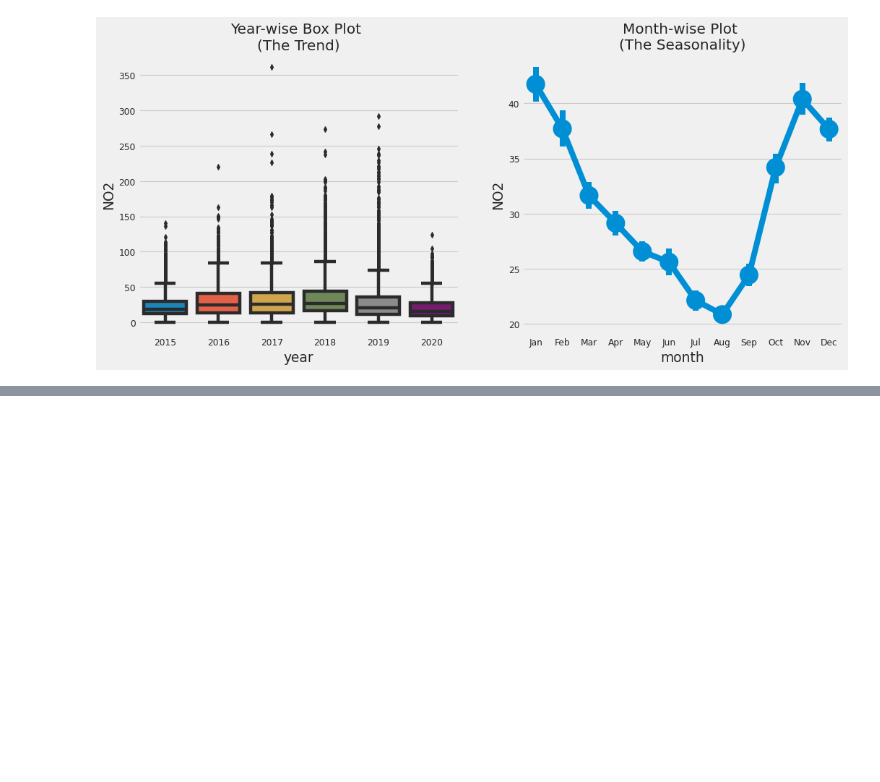
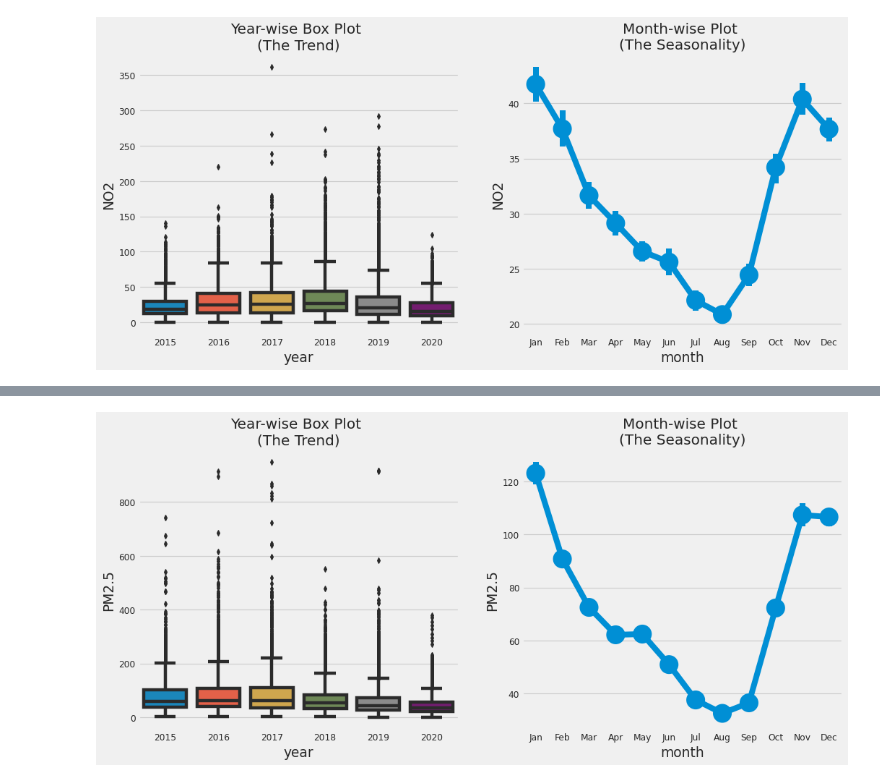
Before and after one commit to bhargav-borah/forked-practice-notebooks, a Jupyter notebook: covid-19-effect-on-pollution-in-india/covid-19-effect-analysis.ipynb, the cells around one changed output, grey strips where cells are left out. Cells and saved outputs as stored; diff of their text form; code cells hidden in the pictures; blank space fills up the shorter version.

```diff
--- a/covid-19-effect-on-pollution-in-india/covid-19-effect-analysis.ipynb
+++ b/covid-19-effect-on-pollution-in-india/covid-19-effect-analysis.ipynb
@@ -261,0 +280,6 @@ trend_plot(df, value)
+# %%
+#### 2.4.4 PM2.5
+value = 'PM2.5'
+trend_plot(df, value)
+# %% [output]
+[figure, added]
```
Also changed, not shown: parts of 6 cells of this notebook.
